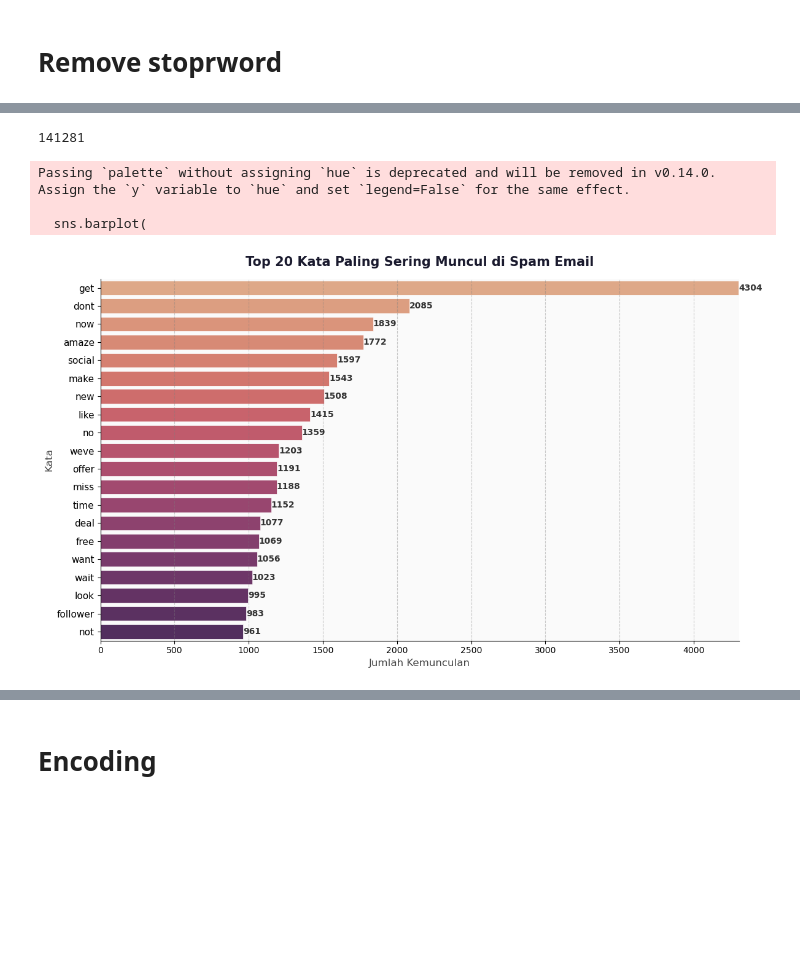
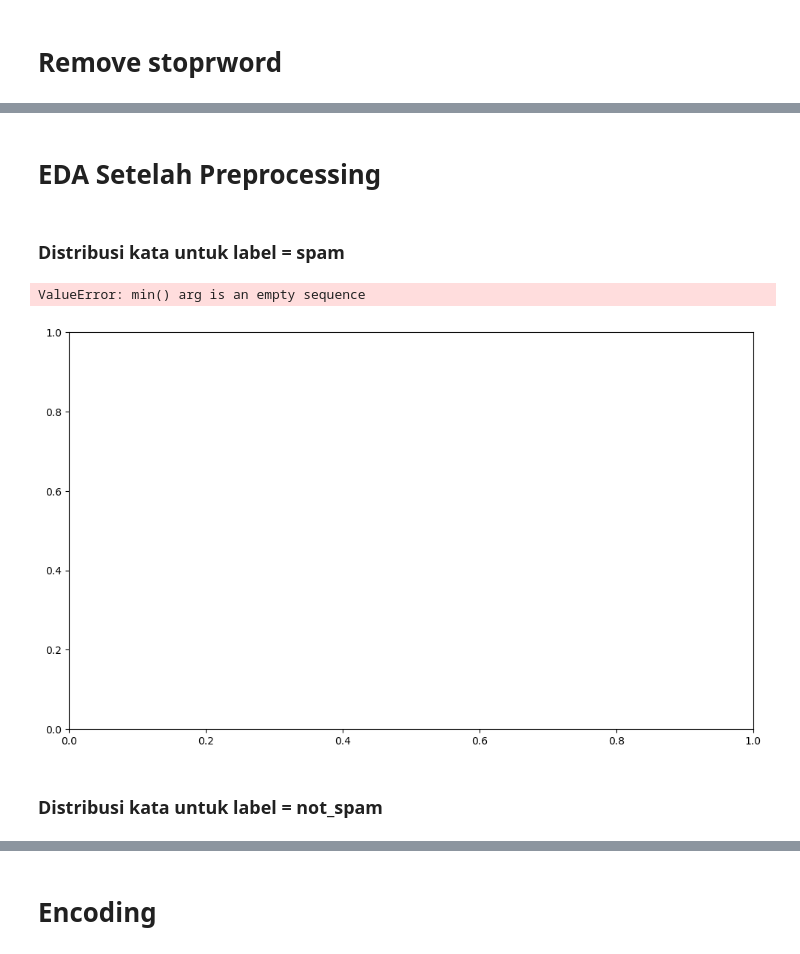
Before and after one commit to SalomoHS/Berlian-Hacktiv8, a Jupyter notebook: Sesi-22/MiniProject.ipynb, the cells around one changed output, grey strips where cells are left out. Saved outputs shown, nothing was run; the diff lists cells and outputs as text; code cells hidden in the pictures; blank space fills up the shorter version.

```diff
--- a/Sesi-22/MiniProject.ipynb
+++ b/Sesi-22/MiniProject.ipynb
@@ -213,7 +241,12 @@ def mask_urls(text):
 
 df['mask_text'] = df['text'].apply(mask_urls)
 # %%
-def mask_currency(text):
+def mask_currency(text:str):
+    """
+    Ganti nominal Rp/IDR → 'nominaltoken',
+    nominal USD/$  → 'nominaltoken',
+    angka besar standalone (≥4 digit) → 'numbertoken'.
+    """
     # Format Rp / IDR
     text = re.sub(
         r'Rp\.?\s?[\d.,]+(?:\s?(?:ribu|juta|miliar|rb|jt|M))?',
@@ -236,7 +269,7 @@ def mask_currency(text):
 
 df['mask_text'] = df['mask_text'].apply(mask_currency)
 # %%
-def normalize_elongation(text, max_repeat=2):
+def normalize_elongation(text:str, max_repeat = 2):
     """
     Normalisasi karakter yang diulang berlebihan.
 
@@ -246,6 +279,7 @@ def normalize_elongation(text, max_repeat=2):
         wooow     → woow
         hahaha    → hahaha (tidak terpengaruh, beda pola)
     """
+
     # Ganti karakter yang muncul > max_repeat kali berturut-turut
     pattern = rf'(.)\1{{{max_repeat},}}'
     return re.sub(pattern, r'\1' * max_repeat, text)
@@ -412,24 +394,16 @@ df['lemma'] = df['text_normalized'].apply(apply_lemmatization)
 # %% [markdown]
 # Remove stoprword
 # %%
-from nltk.corpus import stopwords
-
 MASK_TOKENS = {'urltoken', 'shorturltoken', 'nominaltoken', 'numbertoken'}
-
-# Kata yang TIDAK boleh dihapus meski ada di stopword list
-SPAM_WHITELIST = {'no', 'not', 'free', 'won', 'win', 'never', 'now', 'only'}
-
 BASE_STOPWORDS = set(stopwords.words('english'))
-FINAL_STOPWORDS = BASE_STOPWORDS - SPAM_WHITELIST  # exclude whitelist
 
 def remove_stopwords(text):
     words = text.split()
     result = [
         word for word in words
-        if word in MASK_TOKENS or word not in FINAL_STOPWORDS
+        if word in MASK_TOKENS or word not in BASE_STOPWORDS
     ]
     return ' '.join(result)
 
-
 df['text_remove_sw'] = df['lemma'].apply(remove_stopwords)
 # %%
@@ -453,4 +416,2 @@ df = df[df['text_remove_sw'] != '']
-# %%
-len(all_words)
-# %% [output]
-141281
+# %% [markdown]
+# EDA Setelah Preprocessing
@@ -457,48 +455,11 @@ len(all_words)
+# %% [markdown]
+### Distribusi kata untuk label = spam
 # %%
-import seaborn as sns
-all_words = ' '.join(df[df['label'] == 1]['text_remove_sw']).split()
-
-# ── Top 20 kata ───────────────────────────────────────────────────────────────
-counter = Counter(all_words)
-top20 = pd.DataFrame(counter.most_common(20), columns=["word", "count"])
-
-# ── Plot ──────────────────────────────────────────────────────────────────────
-fig, ax = plt.subplots(figsize=(12, 7))
-
-palette = sns.color_palette("flare", n_colors=20)
-
-sns.barplot(
-    data=top20,
-    x="count",
-    y="word",
-    palette=palette,
-    orient="h",
-    ax=ax,
-    edgecolor="white",
-    linewidth=0.5,
-)
-
-# Anotasi nilai di ujung bar
-for i, (val, word) in enumerate(zip(top20["count"], top20["word"])):
-    ax.text(val + 0.2, i, str(val), va="center", fontsize=10, color="#333333", fontweight="bold")
-
-# Styling
-ax.set_title("Top 20 Kata Paling Sering Muncul di Spam Email",
-             fontsize=15, fontweight="bold", pad=15, color="#1a1a2e")
-ax.set_xlabel("Jumlah Kemunculan", fontsize=12, color="#444")
-ax.set_ylabel("Kata", fontsize=12, color="#444")
-ax.tick_params(axis="y", labelsize=11)
-ax.tick_params(axis="x", labelsize=10)
-ax.set_xlim(0, top20["count"].max() + 3)
-ax.spines[["top", "right"]].set_visible(False)
-ax.grid(axis="x", linestyle="--", alpha=0.4, color="gray")
-ax.set_facecolor("#fafafa")
-fig.patch.set_facecolor("#ffffff")
-
-plt.tight_layout()
+all_words = ' '.join(df[df['label'] == "spam"]['text_remove_sw']).split()
+plot_20_word(all_words)
 # %% [output]
-Passing `palette` without assigning `hue` is deprecated and will be removed in v0.14.0. Assign the `y` variable to `hue` and set `legend=False` for the same effect.
-
-  sns.barplot(
+ValueError: min() arg is an empty sequence
-[figure, old version]
+[figure, new version]
+# %% [markdown]
+### Distribusi kata untuk label = not_spam
 # %%
```
Also changed, not shown: parts of 58 cells of this notebook, 1 other file.
